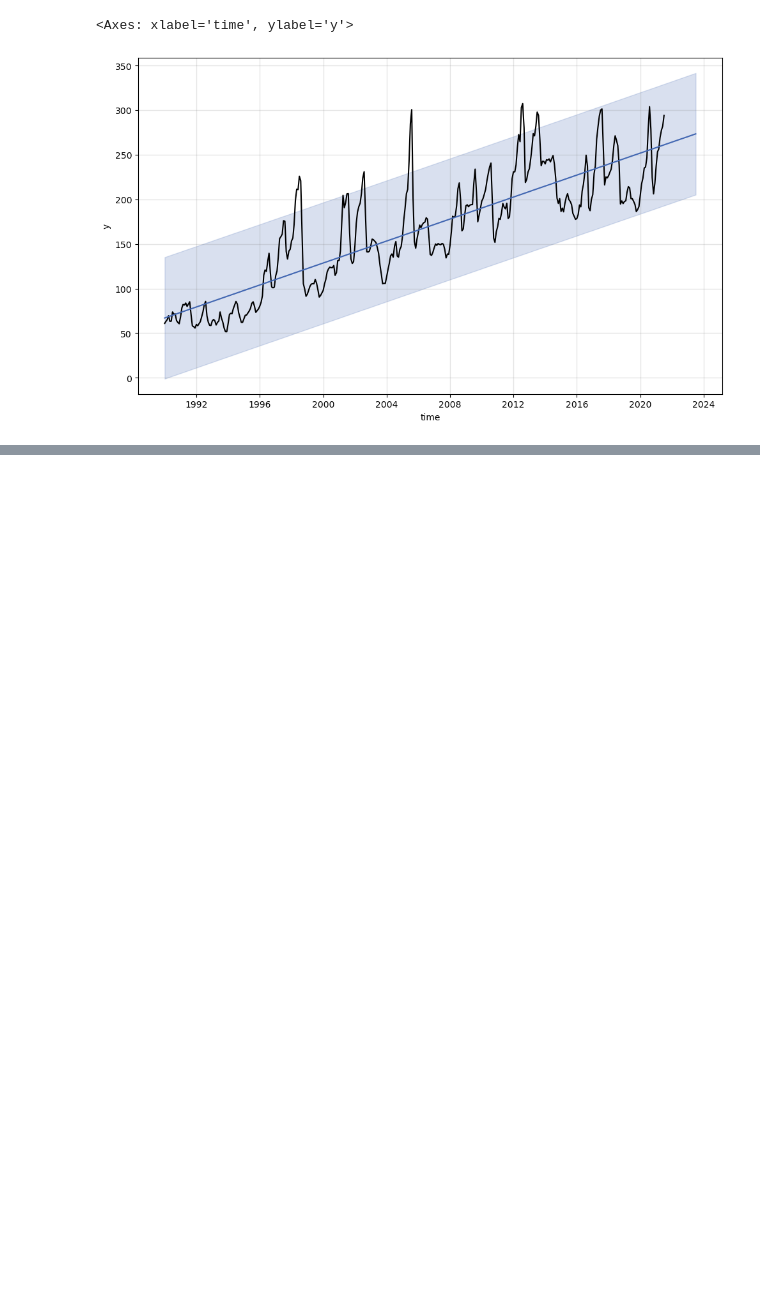
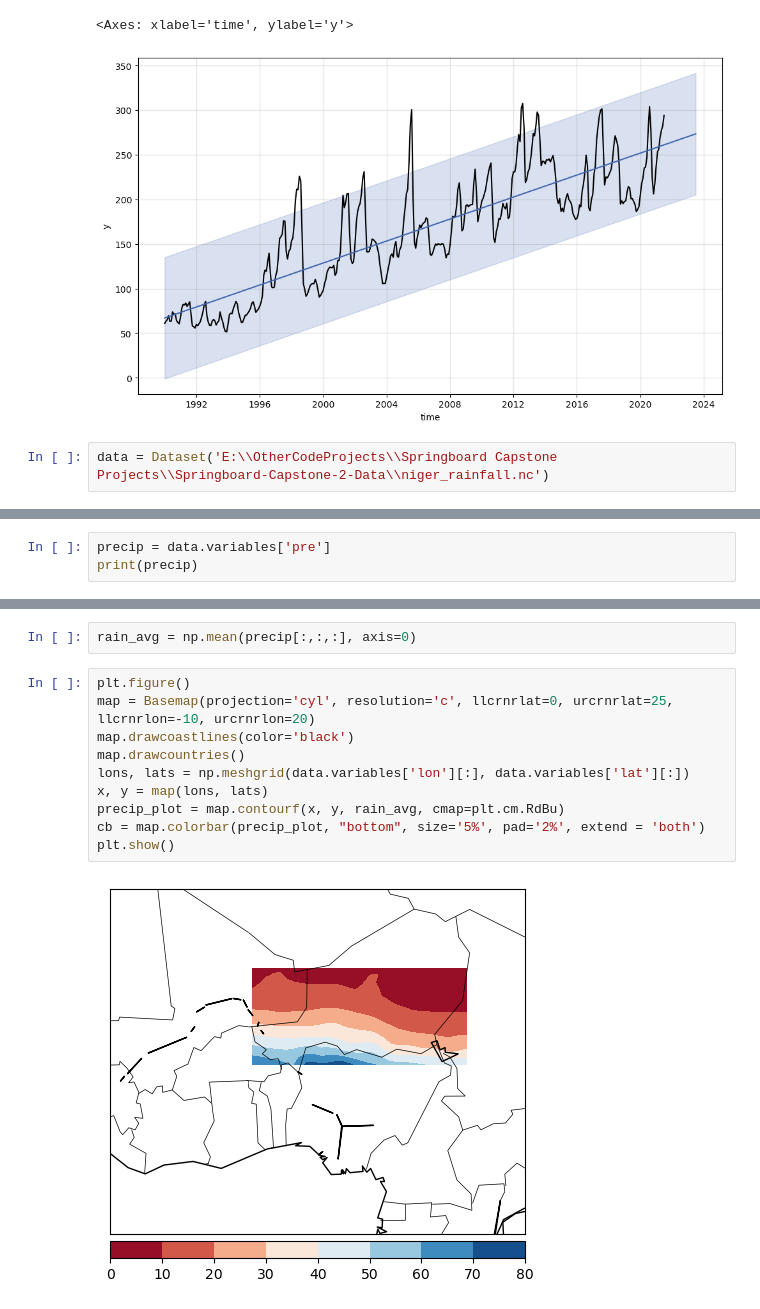
Before and after one commit to wwhite5/Springboard-Capstone-2-Time-Series, a Jupyter notebook: kats_test.ipynb, the cells around one changed output, grey strips where cells are left out. Cells and saved outputs as stored; diff of their text form; blank space fills up the shorter version.

```diff
--- a/kats_test.ipynb
+++ b/kats_test.ipynb
@@ -74,3 +74,5 @@ m.plot()
 # %% [output]
 <Axes: xlabel='time', ylabel='y'>
 [figure]
+# %%
+data = Dataset('E:\\OtherCodeProjects\\Springboard Capstone Projects\\Springboard-Capstone-2-Data\\niger_rainfall.nc')
@@ -76,0 +99,3 @@ m.plot()
+# %%
+precip = data.variables['pre']
+print(precip)
@@ -76,0 +131,14 @@ m.plot()
+# %%
+rain_avg = np.mean(precip[:,:,:], axis=0)
+# %%
+plt.figure()
+map = Basemap(projection='cyl', resolution='c', llcrnrlat=0, urcrnrlat=25, llcrnrlon=-10, urcrnrlon=20)
+map.drawcoastlines(color='black')
+map.drawcountries()
+lons, lats = np.meshgrid(data.variables['lon'][:], data.variables['lat'][:])
+x, y = map(lons, lats)
+precip_plot = map.contourf(x, y, rain_avg, cmap=plt.cm.RdBu)
+cb = map.colorbar(precip_plot, "bottom", size='5%', pad='2%', extend = 'both')
+plt.show()
+# %% [output]
+[figure, added]
```
Also changed, not shown: parts of 10 cells of this notebook, 2 other files.
